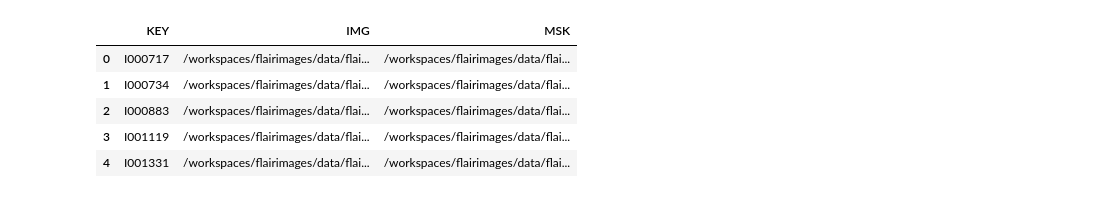
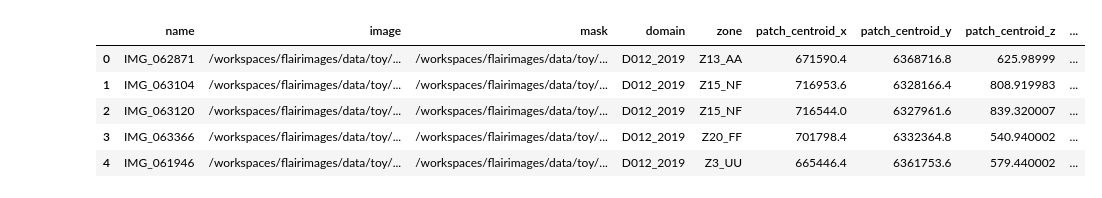
Before and after one commit to ChallengeDataTest/flairimages, a Jupyter notebook: src/explore.ipynb, the cells around one changed output. Saved outputs shown, nothing was run; the diff lists cells and outputs as text; code cells hidden in the pictures.

```diff
--- a/src/explore.ipynb
+++ b/src/explore.ipynb
@@ -25,0 +10,4 @@ sample_table_file=make_sample_table(toy_dataset_dir, no_write=no_write)
+# %%
+# massage this to get the correct project root path (e.g. /../xxxx/myProjectName/)
+root_dir = Path().resolve().parents[0]
+config = read_config(file_path=root_dir / 'config' /'config.yml', root_dir=root_dir)
@@ -26,14 +46,15 @@ sample_table_file=make_sample_table(toy_dataset_dir, no_write=no_write)
 # %%
 
 # read the sample table in csv format
-df = pd.read_csv(sample_table_file)
+df = read_samples_df(conf=config)
+df.reset_index(drop=False, inplace=True)
 df.head()
 # %% [output]
-|  | KEY | IMG | MSK |
-| 0 | I000717 | /workspaces/flairimages/data/flai... | /workspaces/flairimages/data/flai... |
-| 1 | I000734 | /workspaces/flairimages/data/flai... | /workspaces/flairimages/data/flai... |
-| 2 | I000883 | /workspaces/flairimages/data/flai... | /workspaces/flairimages/data/flai... |
-| 3 | I001119 | /workspaces/flairimages/data/flai... | /workspaces/flairimages/data/flai... |
-| 4 | I001331 | /workspaces/flairimages/data/flai... | /workspaces/flairimages/data/flai... |
+|  | name | image | mask | domain | zone | patch_centroid_x | patch_centroid_y | patch_centroid_z | ... |
+| 0 | IMG_062871 | /workspaces/flairimages/data/toy/... | /workspaces/flairimages/data/toy/... | D012_2019 | Z13_AA | 671590.4 | 6368716.8 | 625.98999 | ... |
+| 1 | IMG_063104 | /workspaces/flairimages/data/toy/... | /workspaces/flairimages/data/toy/... | D012_2019 | Z15_NF | 716953.6 | 6328166.4 | 808.919983 | ... |
+| 2 | IMG_063120 | /workspaces/flairimages/data/toy/... | /workspaces/flairimages/data/toy/... | D012_2019 | Z15_NF | 716544.0 | 6327961.6 | 839.320007 | ... |
+| 3 | IMG_063366 | /workspaces/flairimages/data/toy/... | /workspaces/flairimages/data/toy/... | D012_2019 | Z20_FF | 701798.4 | 6332364.8 | 540.940002 | ... |
+| 4 | IMG_061946 | /workspaces/flairimages/data/toy/... | /workspaces/flairimages/data/toy/... | D012_2019 | Z3_UU | 665446.4 | 6361753.6 | 579.440002 | ... |
 # %%
 # select a random record from df
```
Also changed, not shown: parts of 7 cells of this notebook, 7 other files.
